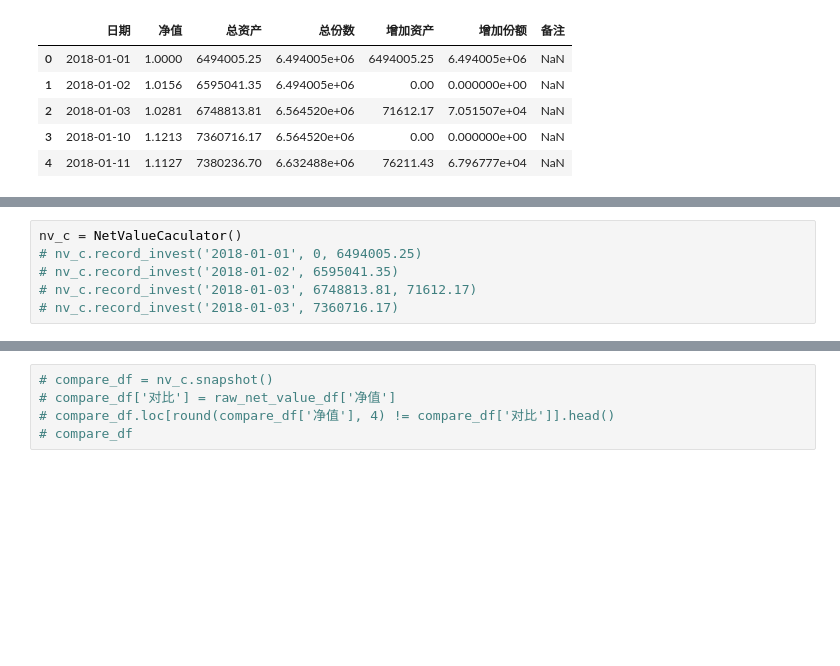
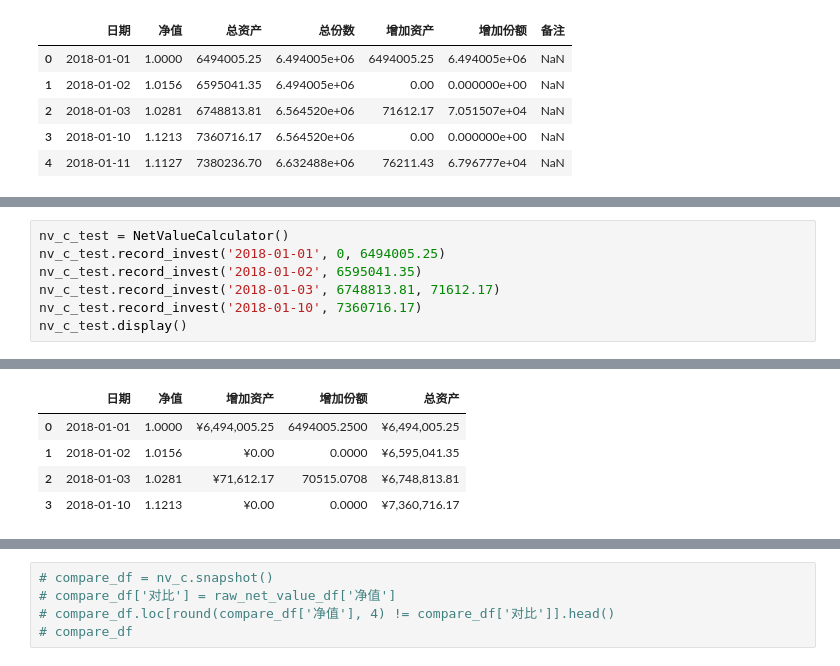
Before and after one commit to yapex/y_stocks, a Jupyter notebook: notebook/净值计算.ipynb, the cells around one changed output, grey strips where cells are left out. Saved outputs shown, nothing was run; the diff lists cells and outputs as text; blank space fills up the shorter version.

```diff
--- a/notebook/净值计算.ipynb
+++ b/notebook/净值计算.ipynb
@@ -98,6 +115,8 @@ class NetValueCaculator:
 # %%
-nv_c = NetValueCaculator()
-# nv_c.record_invest('2018-01-01', 0, 6494005.25)
-# nv_c.record_invest('2018-01-02', 6595041.35)
-# nv_c.record_invest('2018-01-03', 6748813.81, 71612.17)
-# nv_c.record_invest('2018-01-03', 7360716.17)
+nv_c_test = NetValueCalculator()
+nv_c_test.record_invest('2018-01-01', 0, 6494005.25)
+nv_c_test.record_invest('2018-01-02', 6595041.35)
+nv_c_test.record_invest('2018-01-03', 6748813.81, 71612.17)
+nv_c_test.record_invest('2018-01-10', 7360716.17)
+nv_c_test.display()
+# %% [output]
@@ -104 +124,6 @@ nv_c = NetValueCaculator()
+|  | 日期 | 净值 | 增加资产 | 增加份额 | 总资产 |
+| 0 | 2018-01-01 | 1.0000 | ¥6,494,005.25 | 6494005.2500 | ¥6,494,005.25 |
+| 1 | 2018-01-02 | 1.0156 | ¥0.00 | 0.0000 | ¥6,595,041.35 |
+| 2 | 2018-01-03 | 1.0281 | ¥71,612.17 | 70515.0708 | ¥6,748,813.81 |
+| 3 | 2018-01-10 | 1.1213 | ¥0.00 | 0.0000 | ¥7,360,716.17 |
 # %%
```
Also changed, not shown: parts of 7 cells of this notebook, 12 other files.
